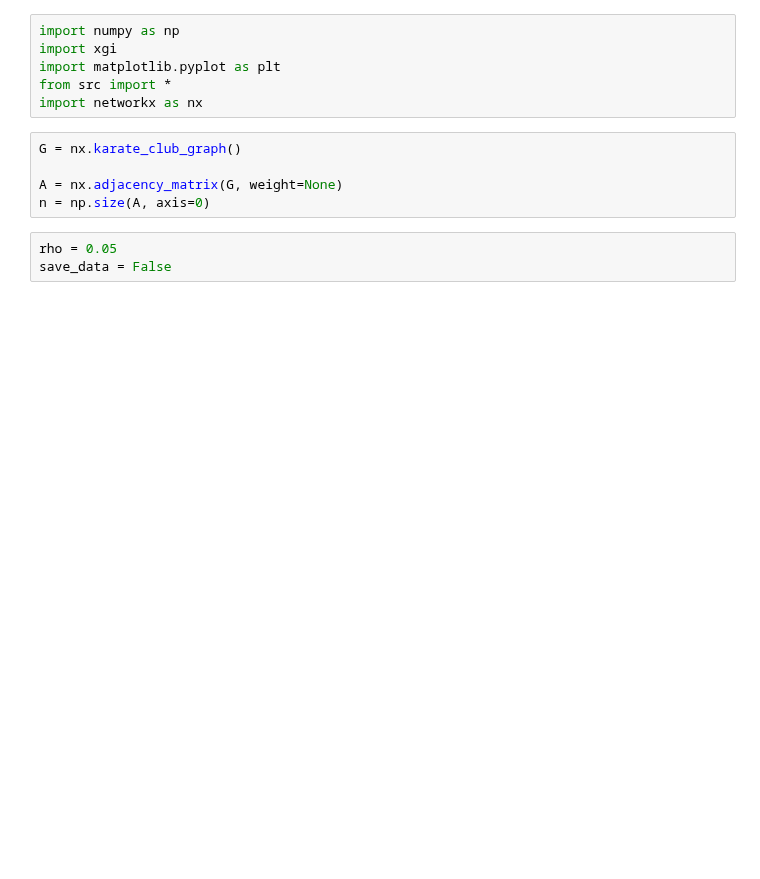
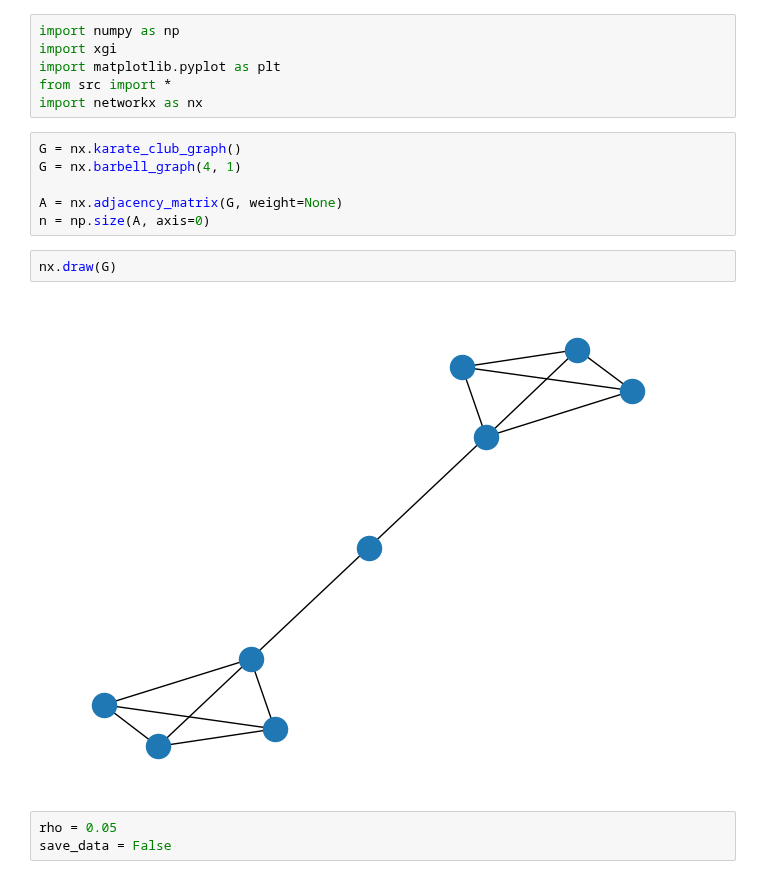
Before and after one commit to nwlandry/complex-network-reconstruction, a Jupyter notebook: run_dynamical_inference.ipynb, the cells around one changed output. Saved outputs shown, nothing was run; the diff lists cells and outputs as text; blank space fills up the shorter version.

```diff
--- a/run_dynamical_inference.ipynb
+++ b/run_dynamical_inference.ipynb
@@ -9,9 +12,14 @@ from src import *
 import networkx as nx
 # %%
 G = nx.karate_club_graph()
+G = nx.barbell_graph(4, 1)
 
 A = nx.adjacency_matrix(G, weight=None)
 n = np.size(A, axis=0)
+# %%
+nx.draw(G)
+# %% [output]
+[figure, added]
 # %%
 rho = 0.05
 save_data = False
```
Also changed, not shown: parts of 14 cells of this notebook, 3 other files.
